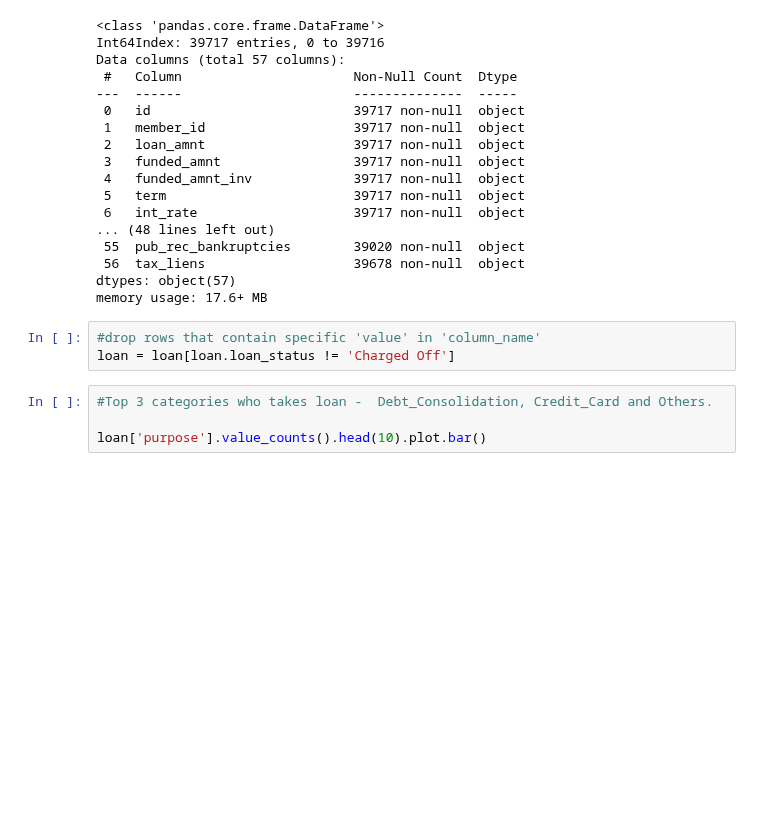
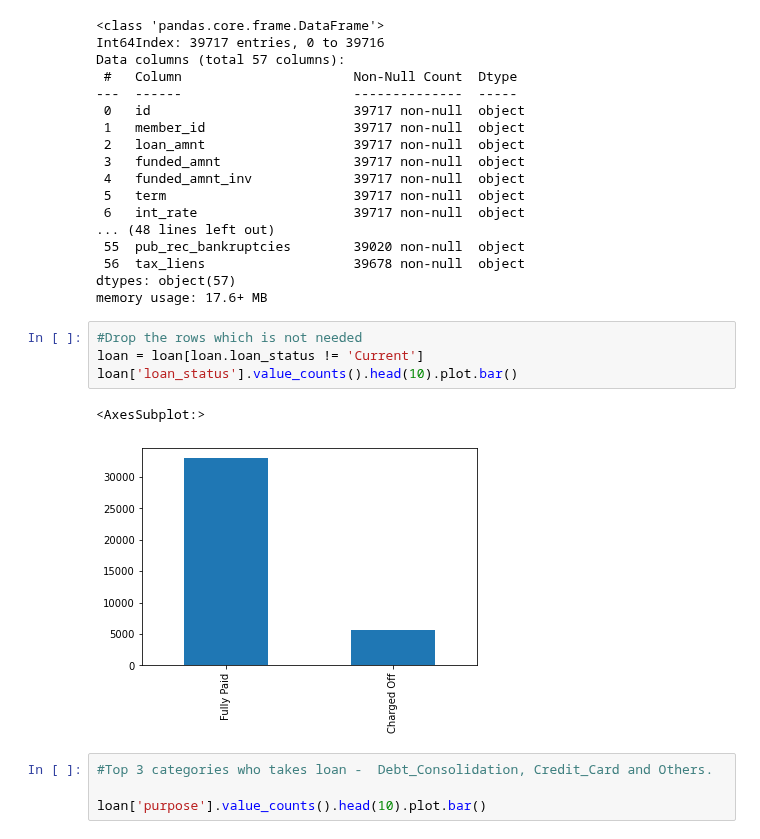
Before and after one commit to sateeshkumarj/Leanding_Club, a Jupyter notebook: leanding_club.ipynb, the cells around one changed output. Cells and saved outputs as stored; diff of their text form; blank space fills up the shorter version.

Commit message:
removed the charged loan status rows

```diff
--- a/leanding_club.ipynb
+++ b/leanding_club.ipynb
@@ -91,8 +91,12 @@ Data columns (total 57 columns):
 dtypes: object(57)
 memory usage: 17.6+ MB
 # %%
-#drop rows that contain specific 'value' in 'column_name'
-loan = loan[loan.loan_status != 'Charged Off']
+#Drop the rows which is not needed
+loan = loan[loan.loan_status != 'Current']
+loan['loan_status'].value_counts().head(10).plot.bar()
+# %% [output]
+<AxesSubplot:>
+[figure, added]
 # %%
 #Top 3 categories who takes loan -  Debt_Consolidation, Credit_Card and Others.
 
```
Also changed, not shown: parts of 1 cell of this notebook.
